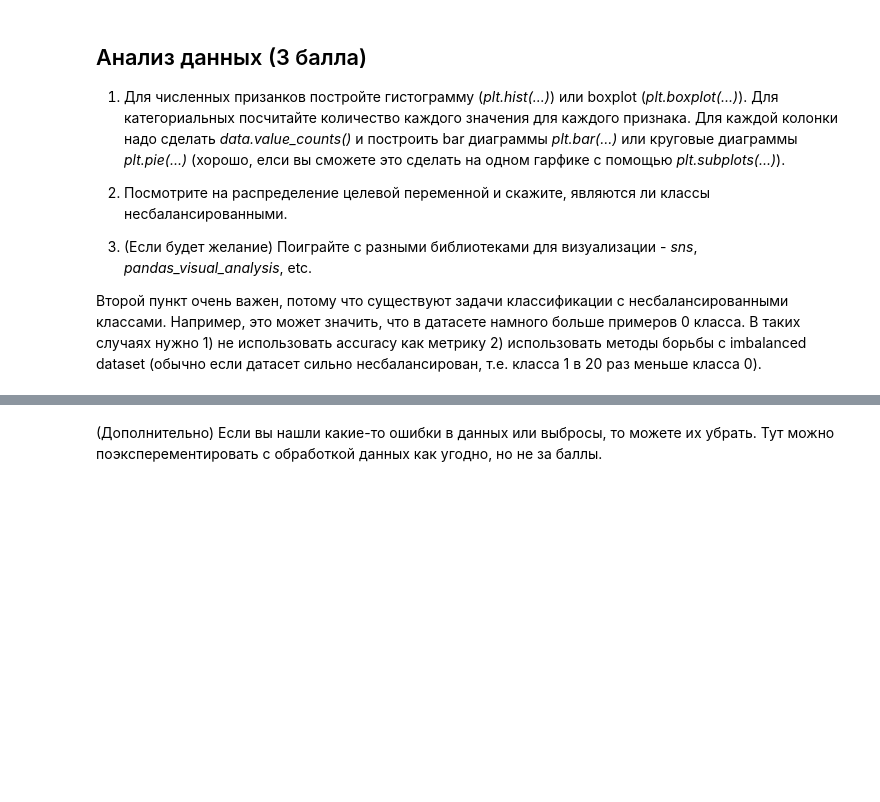
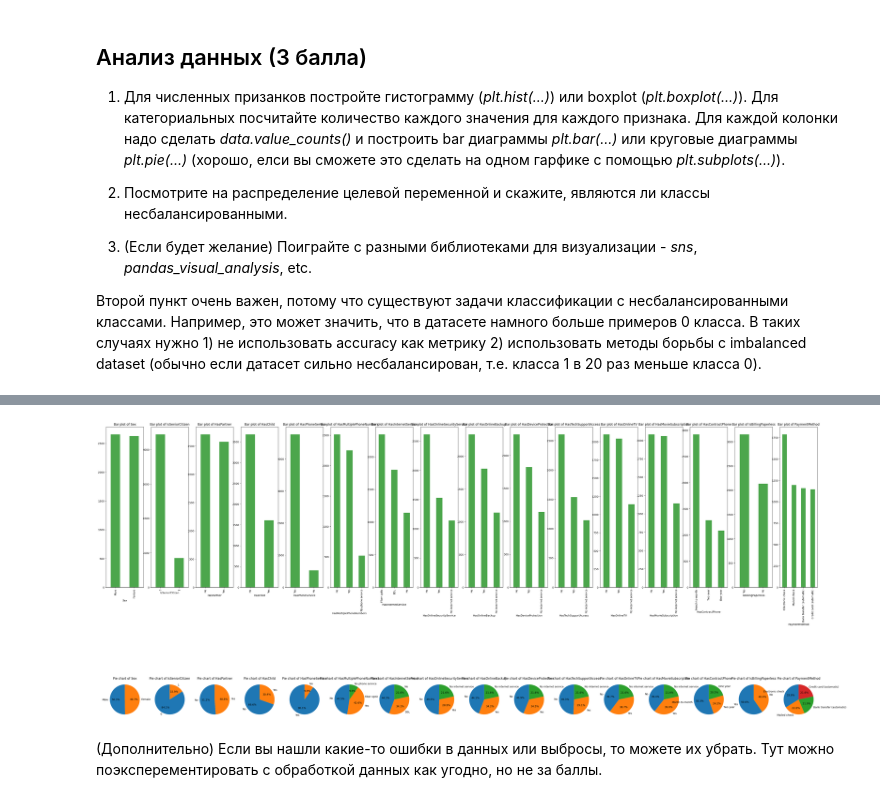
Before and after one commit to k-gorbenko/-DLS, a Jupyter notebook: week_03_composition_model_selection/Homework/hw_3_kaggle.ipynb, the cells around one changed output, grey strips where cells are left out. Saved outputs shown, nothing was run; the diff lists cells and outputs as text; code cells hidden in the pictures; blank space fills up the shorter version.

```diff
--- a/week_03_composition_model_selection/Homework/hw_3_kaggle.ipynb
+++ b/week_03_composition_model_selection/Homework/hw_3_kaggle.ipynb
@@ -218,2 +247,20 @@ dtype: int64
+# %%
+#отрисовываем категориальные признаки
+plt.figure(figsize=(50, 25))
+for i, column in enumerate(categorical_columns, 1):
+  value_counts = data[column].value_counts()
+
+  plt.subplot(2, len(categorical_columns), i)
+  value_counts.plot(kind='bar', color='green', alpha=0.7)
+  plt.title(f'Bar plot of {column}')
+
+  plt.subplot(2, len(categorical_columns), i+len(categorical_columns))
+  plt.pie(value_counts, labels=value_counts.index, autopct='%1.1f%%', startangle=90)
+  plt.title(f'Pie chart of {column}')
+
+plt.tight_layout
+plt.show()
+# %% [output]
+[figure, added]
 # %% [markdown]
 (Дополнительно) Если вы нашли какие-то ошибки в данных или выбросы, то можете их убрать. Тут можно поэксперементировать с обработкой данных как угодно, но не за баллы.
```
Also changed, not shown: parts of 7 cells of this notebook.
